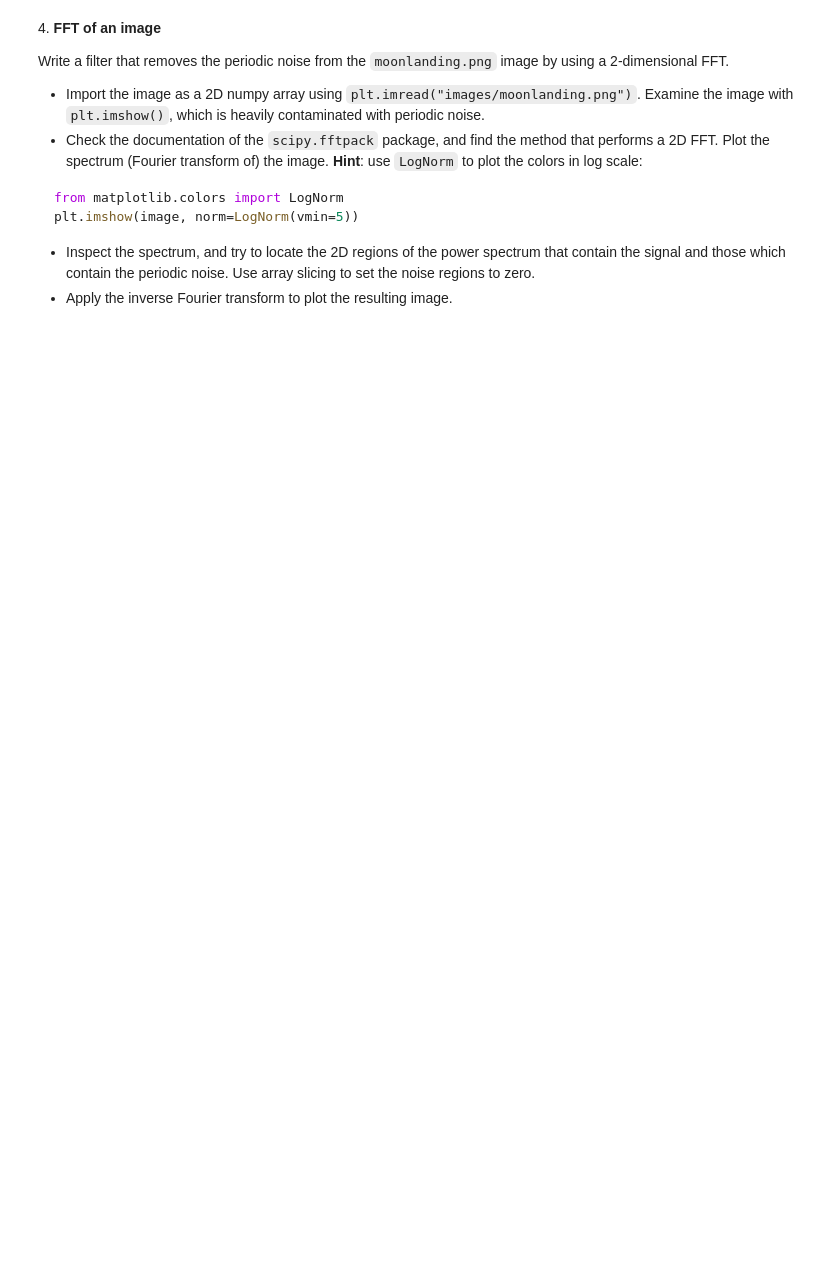
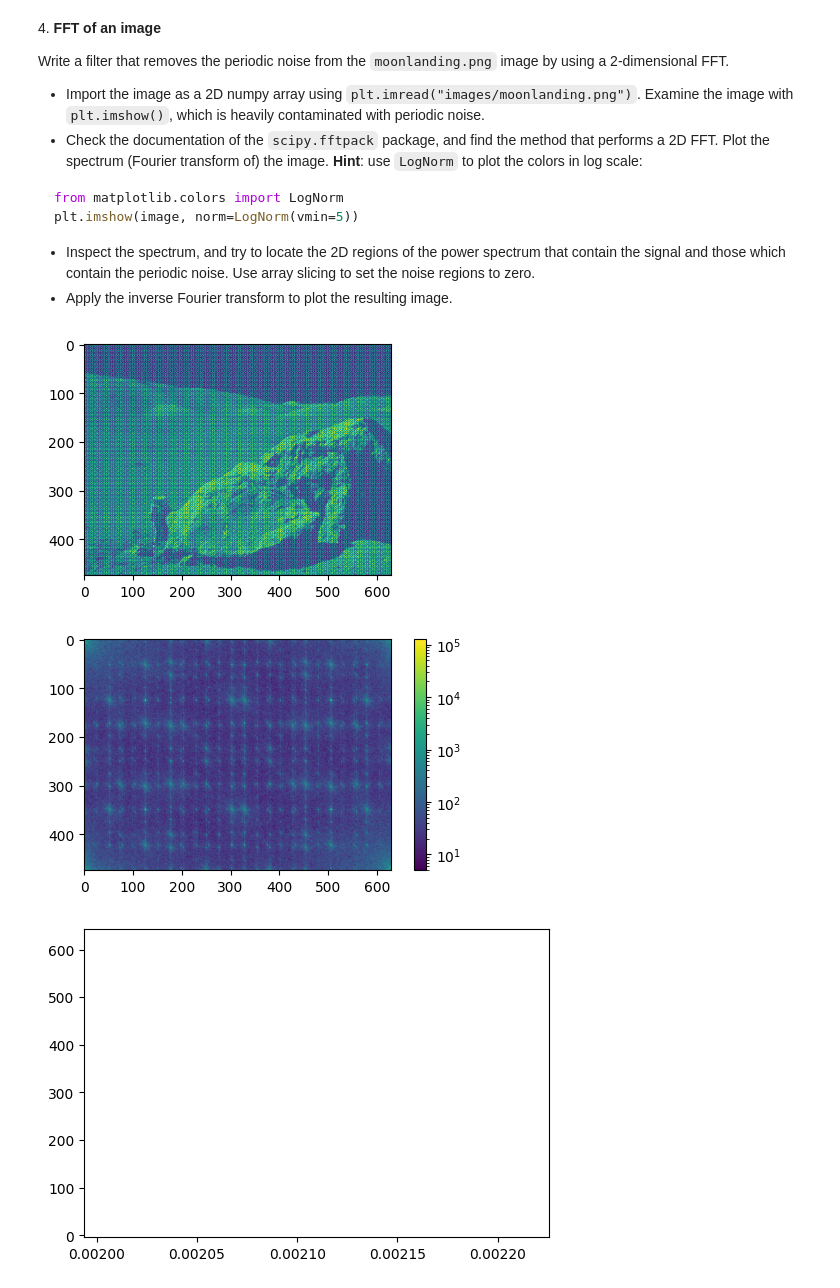
Before and after one commit to saraLevo/ScientificComputingWithPython2023, a Jupyter notebook: 09ex_numerical.ipynb, the cells around one changed output. Cells and saved outputs as stored; diff of their text form; code cells hidden in the pictures; blank space fills up the shorter version.

````diff
--- a/09ex_numerical.ipynb
+++ b/09ex_numerical.ipynb
@@ -116,3 +217,36 @@ plt.imshow(image, norm=LogNorm(vmin=5))
 ```
 * Inspect the spectrum, and try to locate the 2D regions of the power spectrum that contain the signal and those which contain the periodic noise. Use array slicing to set the noise regions to zero.
 * Apply the inverse Fourier transform to plot the resulting image.
+# %%
+import numpy as np
+import matplotlib.pyplot as plt
+from matplotlib.colors import LogNorm
+from scipy import fftpack
+
+plt.figure(figsize=(4,3))
+image = plt.imread("images/moonlanding.png")
+plt.imshow(image)
+
+image_fft = fftpack.fft2(image)
+image_power = np.abs(image_fft)
+
+plt.figure(figsize=(6,3))
+plt.imshow(image_power, norm=LogNorm(vmin=5))
+plt.colorbar()
+
+sample_freq_row = fftpack.fftfreq(image.shape[0])
+sample_freq_column = fftpack.fftfreq(image.shape[1])
+
+pos_mask_row, pos_mask_column = np.where(sample_freq_row>0), np.where(sample_freq_column>0)
+
+freqs_row, freqs_column = np.meshgrid(sample_freq_row[pos_mask_row], sample_freq_column[pos_mask_column])
+power_row, power_column = image_power[pos_mask_row, :].mean(axis=1), image_power[:, pos_mask_column].mean(axis=0)
+peak_freq_row, peak_freq_column= freqs_row[power_row.argmax()], freqs_column[power_column.argmax()]
+
+plt.figure(figsize=(6,4))
+plt.plot(freqs_row.flatten()[:len(power_row)], power_row)
+plt.show()
+# %% [output]
+[figure, added]
+[figure, added]
+[figure, added]
````
Also changed, not shown: parts of 4 cells of this notebook.
